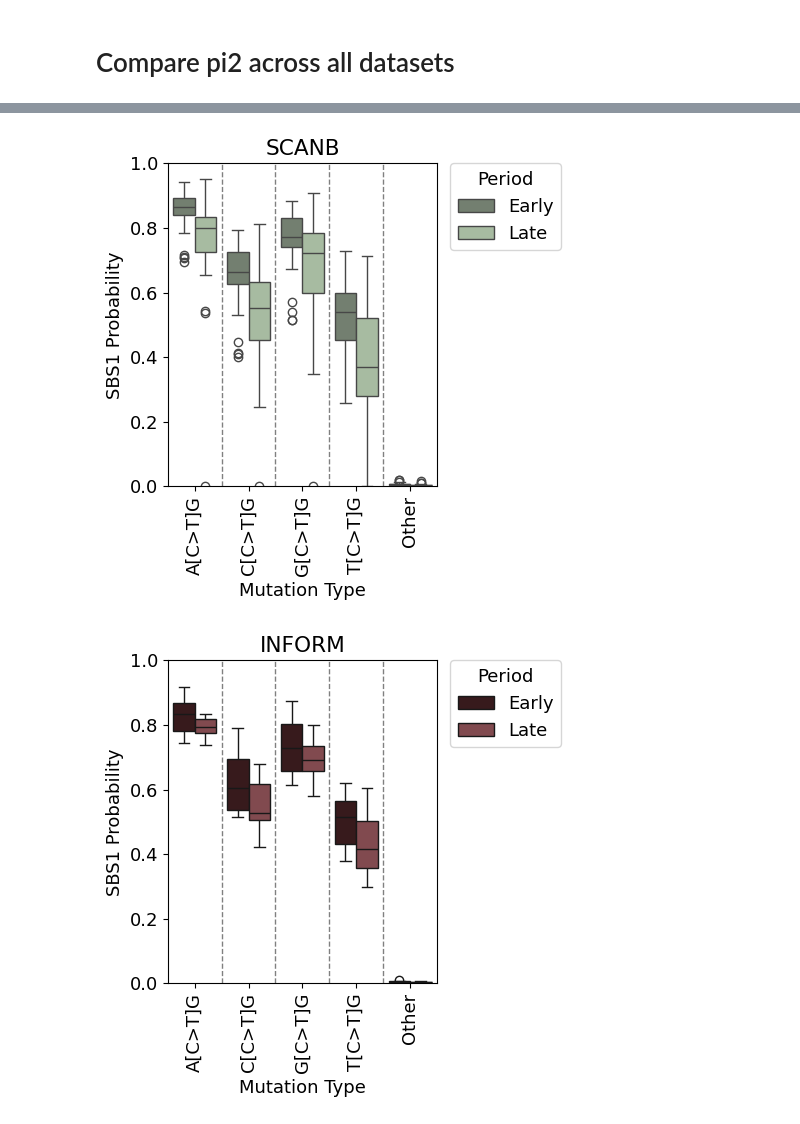
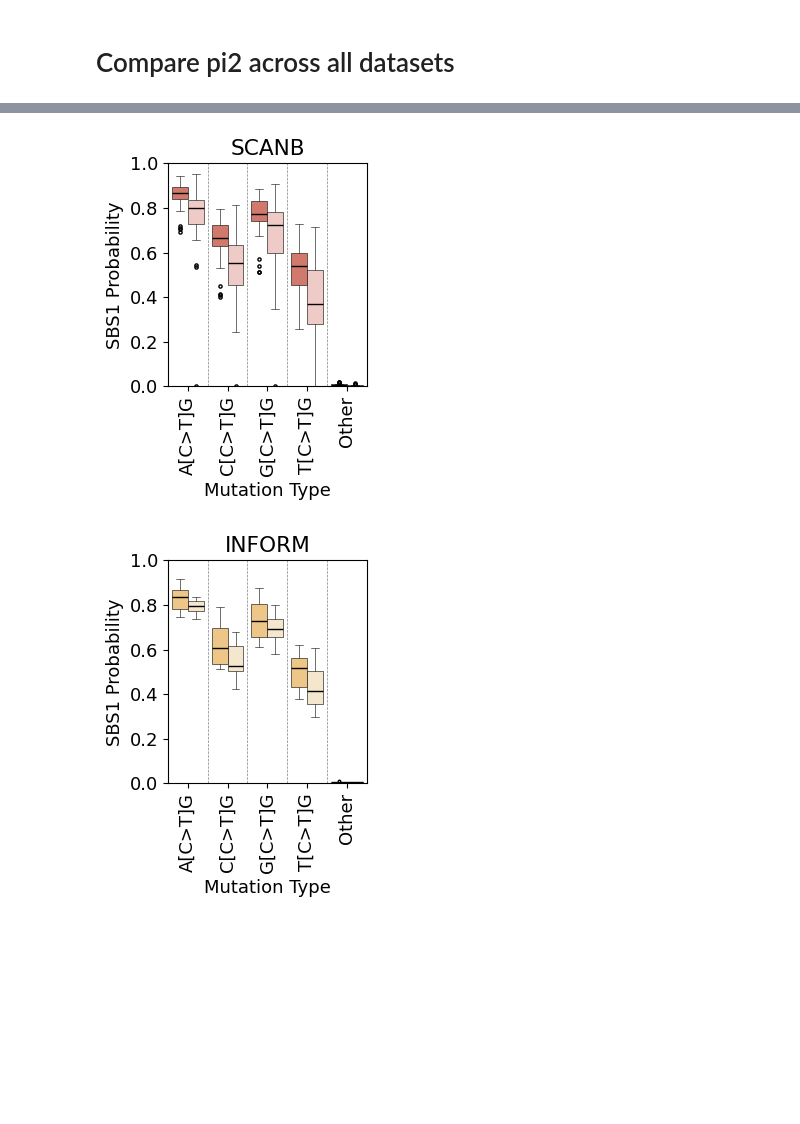
Before and after one commit to michandreop/HRDTimer, a Jupyter notebook: notebooks/paper_figures/Fig1.ipynb, the cells around one changed output, grey strips where cells are left out. Cells and saved outputs as stored; diff of their text form; code cells hidden in the pictures; blank space fills up the shorter version.

```diff
--- a/notebooks/paper_figures/Fig1.ipynb
+++ b/notebooks/paper_figures/Fig1.ipynb
@@ -115,9 +115,9 @@ In a future version of pandas all arguments of StringMethods.split except for th
 # Compare WGDTime (SBS1 and CpG) across three datasets breast
 # %%
 files = {
-    'INFORM': "INFORM_germline_filtered_Breast_WGD_HRD_TimingResults_v9_timing_nboot200.csv",
-    'SCANB': "SCANB_unfiltered_Breast_WGD_HRD_TimingResults_v9_timing_nboot200.csv",
-    'PCAWG': "PCAWG_Breast_WGD_HRD_TimingResults_v9_timing_nboot200.csv"
+    'SCANB': "/Users/michail/HMS Dropbox/Michail Andreopoulos/HRDTimer/data/output/SCANB_unfiltered_Breast_WGD_HRD_TimingResults_v9_timing_nboot200.csv",
+    'PCAWG': "/Users/michail/HMS Dropbox/Michail Andreopoulos/HRDTimer/data/output/PCAWG_Breast_WGD_HRD_TimingResults_timing_nboot200_0001.csv",
+    'INFORM': "/Users/michail/HMS Dropbox/Michail Andreopoulos/HRDTimer/data/output/INFORM_germline_filtered_Breast_WGD_HRD_TimingResults_v9_timing_nboot200.csv"
 }
 
 df_all = pd.concat([
@@ -145,7 +145,7 @@ plt.ylabel("WGDTime (C>TpG)")
 plt.title("WGDTime CpG vs SBS1 — All Datasets")
 plt.xlim(0, 1.02), plt.ylim(0, 1.02)
 plt.legend(), plt.tight_layout()
-plt.savefig("AAA_Apr25_plots/All_Cohorts_CpG_vs_SBS1.pdf", format='pdf', bbox_inches='tight')
+#plt.savefig("AAA_Apr25_plots/All_Cohorts_CpG_vs_SBS1.pdf", format='pdf', bbox_inches='tight')
 plt.show()
 # %% [output]
 [figure]
@@ -387,8 +487,8 @@ plt.show()
 # %%
 contexts = ['A[C>T]G', 'C[C>T]G', 'T[C>T]G', 'G[C>T]G']
-ids_to_include = pd.read_csv("SCANB_unfiltered_Breast_WGD_HRD_TimingResults_v9_timing_nboot200.csv")['ID'].tolist()
-early_dir = 'AA_NEW_TEST_RUN_SCANB_unfiltered_Apr25/Breast/timing/SignatureFitting/Early/probabilities/'
-late_dir = 'AA_NEW_TEST_RUN_SCANB_unfiltered_Apr25/Breast/timing/SignatureFitting/Late/probabilities/'
+ids_to_include = pd.read_csv("/Users/michail/HMS Dropbox/Michail Andreopoulos/HRDTimer/data/output/SCANB_unfiltered_Breast_WGD_HRD_TimingResults_v9_timing_nboot200.csv")['ID'].tolist()
+early_dir = '/Volumes/extSSD/park_lab/HRDTimer_Analysis/AA_NEW_TEST_RUN_SCANB_unfiltered_Apr25/Breast/timing/SignatureFitting/Early/probabilities/'
+late_dir = '/Volumes/extSSD/park_lab/HRDTimer_Analysis/AA_NEW_TEST_RUN_SCANB_unfiltered_Apr25/Breast/timing/SignatureFitting/Late/probabilities/'
 
 def process_file(file_path, period):
     df = pd.read_csv(file_path, sep='\t')
@@ -399,45 +499,52 @@ def process_file(file_path, period):
     other_mean = df_other['SBS1'].mean()
     df_other_mean = pd.DataFrame({'MutationType': ['Other'], 'SBS1': [other_mean], 'Period': [period], 'ID': ['Mean']})
     df_selected = pd.concat([df_selected, df_other_mean])
     file_name = os.path.basename(file_path)
     sample_id = file_name.split('_')[1]
     df_selected.loc[:, 'ID'] = sample_id
     return df_selected[['MutationType', 'SBS1', 'Period', 'ID']]
 
 early_data = [process_file(os.path.join(early_dir, f), 'Early') for f in os.listdir(early_dir) if f.endswith('.txt')]
 late_data = [process_file(os.path.join(late_dir, f), 'Late') for f in os.listdir(late_dir) if f.endswith('.txt')]
 
 all_data = pd.concat(early_data + late_data)
 filtered_data = all_data[all_data['ID'].isin(ids_to_include)]
 
-plt.figure(figsize=(5, 5))
+plt.figure(figsize=(3, 4))
 palette = {
-    'Early': '#71816d',
-    'Late': to_rgba('#a4bf9d', alpha=0.1)  # Set alpha for 'Late' separately
+    'Early': '#e26d5c',
+    'Late': to_rgba('#f5c6bf', alpha=0.1)  # Set alpha for 'Late' separately
 }
-sns.boxplot(x='MutationType', y='SBS1', hue='Period', data=filtered_data, palette=palette)
+sns.boxplot(x='MutationType', y='SBS1', hue='Period', data=filtered_data, palette=palette, fliersize=2.3,
+            boxprops=dict(edgecolor='black', linewidth=0.4),
+            whiskerprops=dict(color='black',  linewidth=0.4),
+            capprops=dict(color='black',  linewidth=0.4),
+            medianprops=dict(color='black'),
+            flierprops=dict(markeredgecolor='black', linewidth=0.2)
+)
 
 # Separate each context with a vertical dashed line
 context_count = len(contexts) + 1  # Including the 'Other' context
 for i in range(1, context_count):
-    plt.axvline(x=i - 0.5, color='grey', linestyle='--', linewidth=1)
+    plt.axvline(x=i - 0.5, color='grey', linestyle='--', linewidth=0.5)
 
 plt.ylim(0, 1)
 plt.title('SCANB')
 plt.xlabel('Mutation Type')
 plt.ylabel('SBS1 Probability')
 plt.legend(title='Period', loc='upper left', bbox_to_anchor=(1.05, 1), borderaxespad=0.)
+plt.legend().set_visible(False)
 plt.xticks(rotation=90)
 plt.tight_layout()
-plt.savefig("AAA_Apr25_plots/SBS1_SCANB_prob.pdf", format='pdf', bbox_inches='tight')
+plt.savefig("/Users/michail/HMS Dropbox/Michail Andreopoulos/HRDTimer/data/output/output_plots/SBS1_SCANB_prob.pdf", format='pdf', bbox_inches='tight')
 plt.show()
 # %% [output]
-[figure, old version]
+[figure, new version]
 # %%
 contexts = ['A[C>T]G', 'C[C>T]G', 'T[C>T]G', 'G[C>T]G']
-ids_to_include = pd.read_csv("INFORM_germline_filtered_Breast_WGD_HRD_TimingResults_v9_timing_nboot200.csv")['ID'].tolist()
-early_dir = 'AA_NEW_TEST_RUN_INFORM_germline_filtered_v2/Breast/timing/SignatureFitting/Early/probabilities/'
-late_dir = 'AA_NEW_TEST_RUN_INFORM_germline_filtered_v2/Breast/timing/SignatureFitting/Late/probabilities/'
+ids_to_include = pd.read_csv("/Users/michail/HMS Dropbox/Michail Andreopoulos/HRDTimer/data/output/INFORM_germline_filtered_Breast_WGD_HRD_TimingResults_v9_timing_nboot200.csv")['ID'].tolist()
+early_dir = '/Volumes/extSSD/park_lab/HRDTimer_Analysis/AA_NEW_TEST_RUN_INFORM_germline_filtered_v2/Breast/timing/SignatureFitting/Early/probabilities/'
+late_dir = '/Volumes/extSSD/park_lab/HRDTimer_Analysis/AA_NEW_TEST_RUN_INFORM_germline_filtered_v2/Breast/timing/SignatureFitting/Late/probabilities/'
 
 def process_file(file_path, period):
     df = pd.read_csv(file_path, sep='\t')
@@ -459,26 +566,32 @@ late_data = [process_file(os.path.join(late_dir, f), 'Late') for f in os.listdir
 all_data = pd.concat(early_data + late_data)
 filtered_data = all_data[all_data['ID'].isin(ids_to_include)]
 
-plt.figure(figsize=(5, 5))
+plt.figure(figsize=(3, 4))
 palette = {
-    'Early': '#3c1518',
-    'Late': to_rgba('#8a4147', alpha=0.1)  # Set alpha for 'Late' separately
+    'Early': '#ffcb77',
+    'Late': to_rgba('#fce7c7', alpha=0.1)  # Set alpha for 'Late' separately
 }
-sns.boxplot(x='MutationType', y='SBS1', hue='Period', data=filtered_data, palette=palette)
-
+sns.boxplot(x='MutationType', y='SBS1', hue='Period', data=filtered_data, palette=palette, fliersize=1.8,
+            boxprops=dict(edgecolor='black', linewidth=0.4),
+            whiskerprops=dict(color='black', linewidth=0.4),
+            capprops=dict(color='black', linewidth=0.4),
+            medianprops=dict(color='black'),
+            flierprops=dict(markeredgecolor='black', linewidth=0.5)
+)
 # Separate each context with a vertical dashed line
 context_count = len(contexts) + 1  # Including the 'Other' context
 for i in range(1, context_count):
-    plt.axvline(x=i - 0.5, color='grey', linestyle='--', linewidth=1)
+    plt.axvline(x=i - 0.5, color='grey', linestyle='--', linewidth=0.5)
 
 plt.ylim(0, 1)
 plt.title('INFORM')
 plt.xlabel('Mutation Type')
 plt.ylabel('SBS1 Probability')
 plt.legend(title='Period', loc='upper left', bbox_to_anchor=(1.05, 1), borderaxespad=0.)
+plt.legend().set_visible(False)
 plt.xticks(rotation=90)
 plt.tight_layout()
-plt.savefig("AAA_Apr25_plots/SBS1_INFORM_prob.pdf", format='pdf', bbox_inches='tight')
+plt.savefig("/Users/michail/HMS Dropbox/Michail Andreopoulos/HRDTimer/data/output/output_plots/SBS1_INFORM_prob.pdf", format='pdf', bbox_inches='tight')
 plt.show()
 # %% [output]
-[figure, old version]
+[figure, new version]
```
Also changed, not shown: parts of 7 cells of this notebook, 17 other files.
